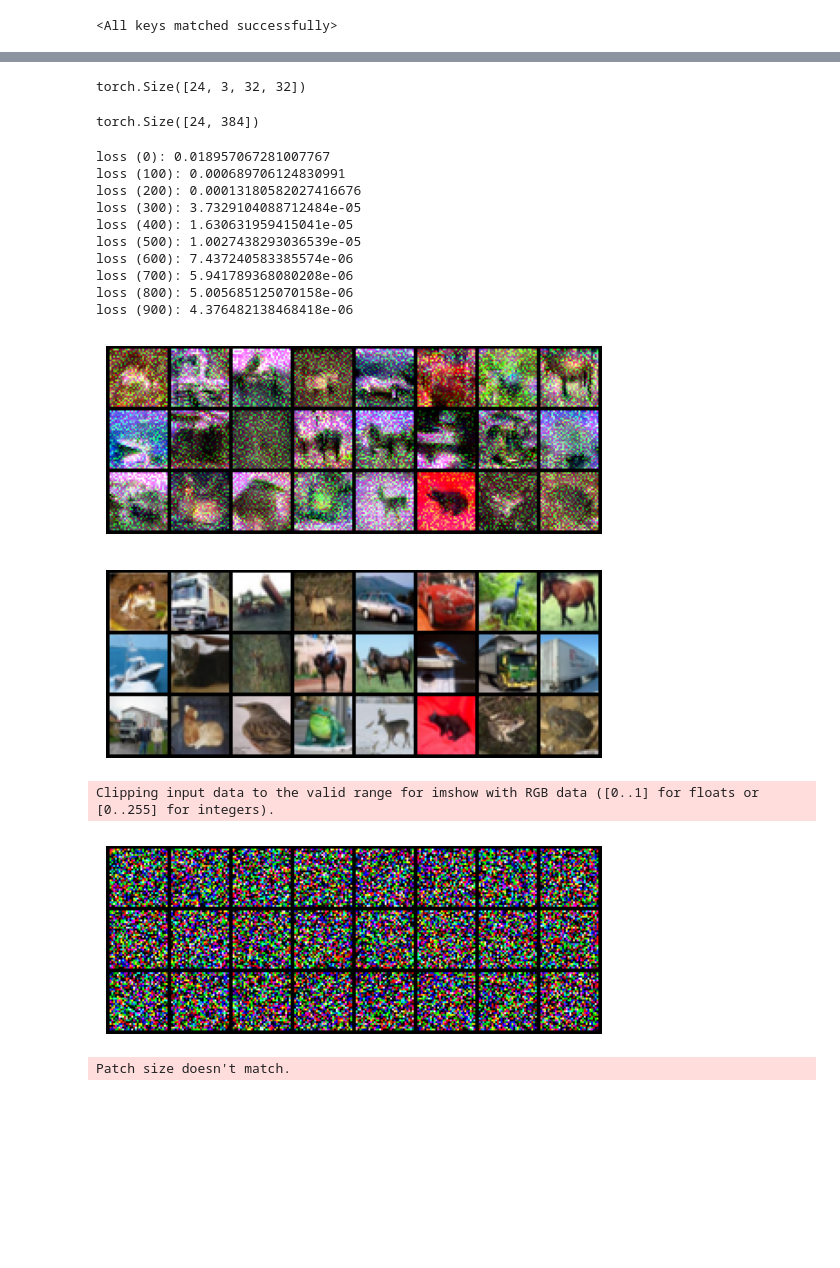
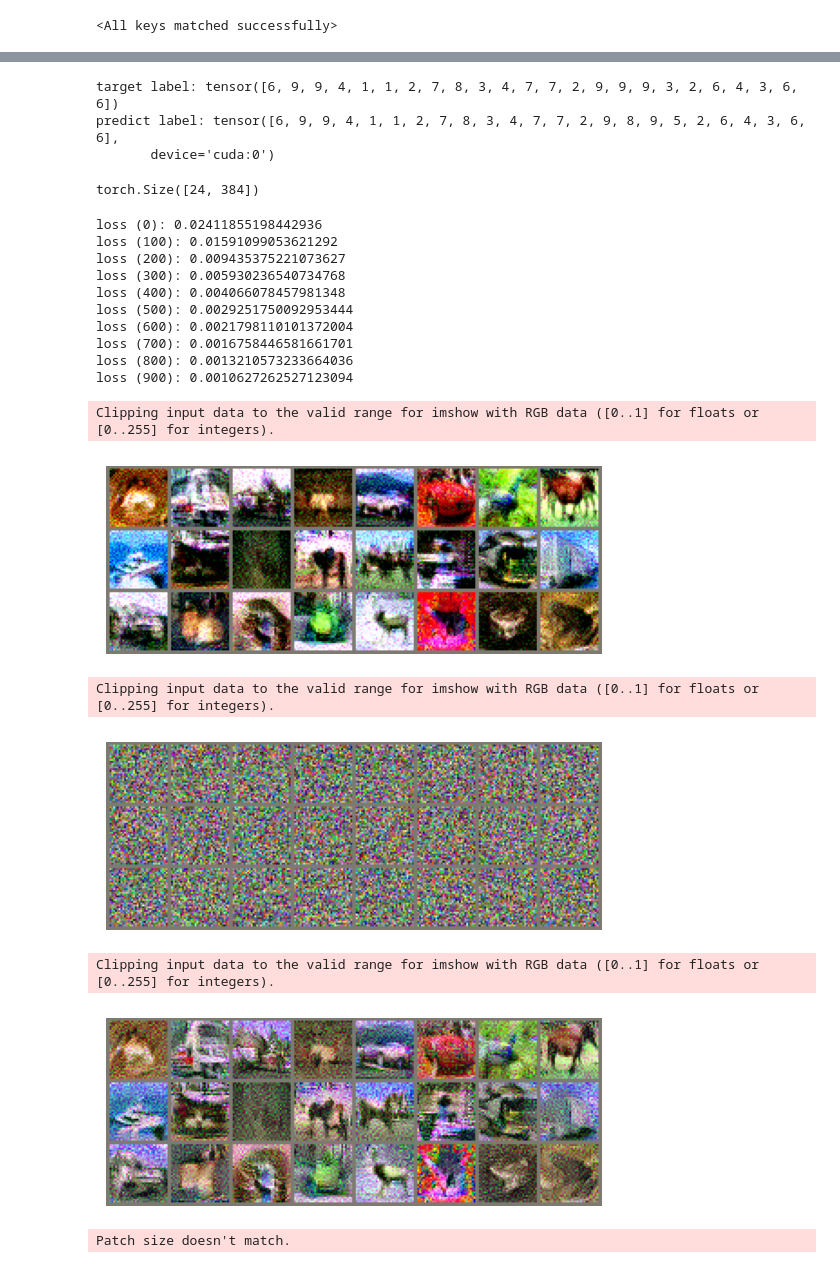
Before and after one commit to sugarl-sudo/When-Adversarial-Training-Meets-Vision-Transformers, a Jupyter notebook: notebook/vit_robust_feature.ipynb, the cells around one changed output, grey strips where cells are left out. Saved outputs shown, nothing was run; the diff lists cells and outputs as text; code cells hidden in the pictures; blank space fills up the shorter version.

```diff
--- a/notebook/vit_robust_feature.ipynb
+++ b/notebook/vit_robust_feature.ipynb
@@ -657,8 +657,11 @@ from torch.utils.data import DataLoader
 from torchvision import transforms
 import torchvision
 
+cifar10_mean = [0.4914, 0.4822, 0.4465]
+cifar10_std = [0.2471, 0.2435, 0.2616]
 transform_train = transforms.Compose([
     transforms.ToTensor(),
+    transforms.Normalize(cifar10_mean, cifar10_std),
 ])
 dataset = torchvision.datasets.CIFAR10(root='../data', train=True, download=False, transform=transform_train)
 data_loader = DataLoader(dataset, batch_size=128, shuffle=False, num_workers=4)
@@ -673,8 +676,9 @@ images, labels = data_iter.next()
 
 # バッチから数枚の画像を表示する関数
 def imshow(img):
-    img = img
+    # img = img * cifar10_std + cifar10_mean
     npimg = img.numpy()
+    npimg = npimg * np.array(cifar10_std).reshape((3, 1, 1)) + np.array(cifar10_mean).reshape((3, 1, 1))
     np.clip(npimg, 0, 1)
     plt.imshow(np.transpose(npimg, (1, 2, 0)))
     plt.axis('off')
@@ -691,9 +696,14 @@ torch.Size([8, 3, 32, 32])
 x_natural = images[:24].cuda()
 type(x_natural)
 x_random = images[-24:].cuda()
-x_random.shape
+# x_random.shape
+
+print('target label:', labels[:24])
+print('predict label:', model(x_natural).argmax(dim=1))
 # %% [output]
-torch.Size([24, 3, 32, 32])
+target label: tensor([6, 9, 9, 4, 1, 1, 2, 7, 8, 3, 4, 7, 7, 2, 9, 9, 9, 3, 2, 6, 4, 3, 6, 6])
+predict label: tensor([6, 9, 9, 4, 1, 1, 2, 7, 8, 3, 4, 7, 7, 2, 9, 8, 9, 5, 2, 6, 4, 3, 6, 6],
+       device='cuda:0')
 # %%
 model.module.forward_features(x_natural).shape
 # %% [output]
@@ -714,12 +724,16 @@ model = model.cuda()
 
 
 # delta = torch.randn(x_natural.shape).cuda().detach()
-# delta = x_random.clone().detach().cuda()
-delta = torch.randn(x_natural.shape).cuda().detach()
+delta = x_random.clone().detach().cuda()
 delta = Variable(delta.data, requires_grad=True)
 # Setup optimizers
 optimizer_delta = optim.SGD([delta], lr=step_size)
+mu = torch.tensor(cifar10_mean).view(3, 1, 1).cuda()
+std = torch.tensor(cifar10_std).view(3, 1, 1).cuda()
+upper_limit = ((1 - mu) / std)
+lower_limit = ((0 - mu) / std)
 for i in range(perturb_steps):
+    # adv = x_natural + delta
     adv = delta
     # optimize
     optimizer_delta.zero_grad()
@@ -738,38 +752,39 @@ for i in range(perturb_steps):
     if (grad_norms == 0).any():
         delta.grad[grad_norms == 0] = torch.randn_like(delta.grad[grad_norms == 0])
     optimizer_delta.step()
-    # projection
-    # delta.data.add_(x_random)
-    # delta.data.clamp_(0, 1).sub_(x_random)
-    # delta.data.renorm_(p=2, dim=0, maxnorm=epsilon)
 
     # これするとよくなる
-    delta.data.clamp_(0, 1)
-x_adv = Variable(adv, requires_grad=False)
+    # delta.data.clamp_(lower_limit - x_natural, upper_limit - x_natural)
+    delta.data.clamp_(lower_limit, upper_limit)
+# x_adv = Variable(adv, requires_grad=False)
+# x_adv = Variable(delta, requires_grad=False)
 # %% [output]
-loss (0): 0.018957067281007767
-loss (100): 0.000689706124830991
-loss (200): 0.00013180582027416676
-loss (300): 3.7329104088712484e-05
-loss (400): 1.630631959415041e-05
-loss (500): 1.0027438293036539e-05
-loss (600): 7.437240583385574e-06
-loss (700): 5.941789368080208e-06
-loss (800): 5.005685125070158e-06
-loss (900): 4.376482138468418e-06
+loss (0): 0.02411855198442936
+loss (100): 0.01591099053621292
+loss (200): 0.009435375221073627
+loss (300): 0.005930236540734768
+loss (400): 0.004066078457981348
+loss (500): 0.0029251750092953444
+loss (600): 0.0021798110101372004
+loss (700): 0.0016758446581661701
+loss (800): 0.0013210573233664036
+loss (900): 0.0010627262527123094
 # %%
 imshow(torchvision.utils.make_grid(x_adv.cpu().detach()))
 # %% [output]
+Clipping input data to the valid range for imshow with RGB data ([0..1] for floats or [0..255] for integers).
-[figure, old version]
+[figure, new version]
 # %%
-imshow(torchvision.utils.make_grid(x_natural.cpu().detach()))
+imshow(torchvision.utils.make_grid(torch.randn(x_natural.shape).cpu().detach()))
 # %% [output]
+Clipping input data to the valid range for imshow with RGB data ([0..1] for floats or [0..255] for integers).
-[figure, old version]
+[figure, new version]
 # %%
-imshow(torchvision.utils.make_grid(torch.randn(x_random.shape).cpu().detach()))
+# imshow(torchvision.utils.make_grid(x_random.cpu().detach()))
+imshow(torchvision.utils.make_grid(delta.cpu().detach()))
 # %% [output]
 Clipping input data to the valid range for imshow with RGB data ([0..1] for floats or [0..255] for integers).
-[figure, old version]
+[figure, new version]
 # %%
 # standard training model
 from models.resnet import ResNet50
```
Also changed, not shown: parts of 5 cells of this notebook, 4 other files.
